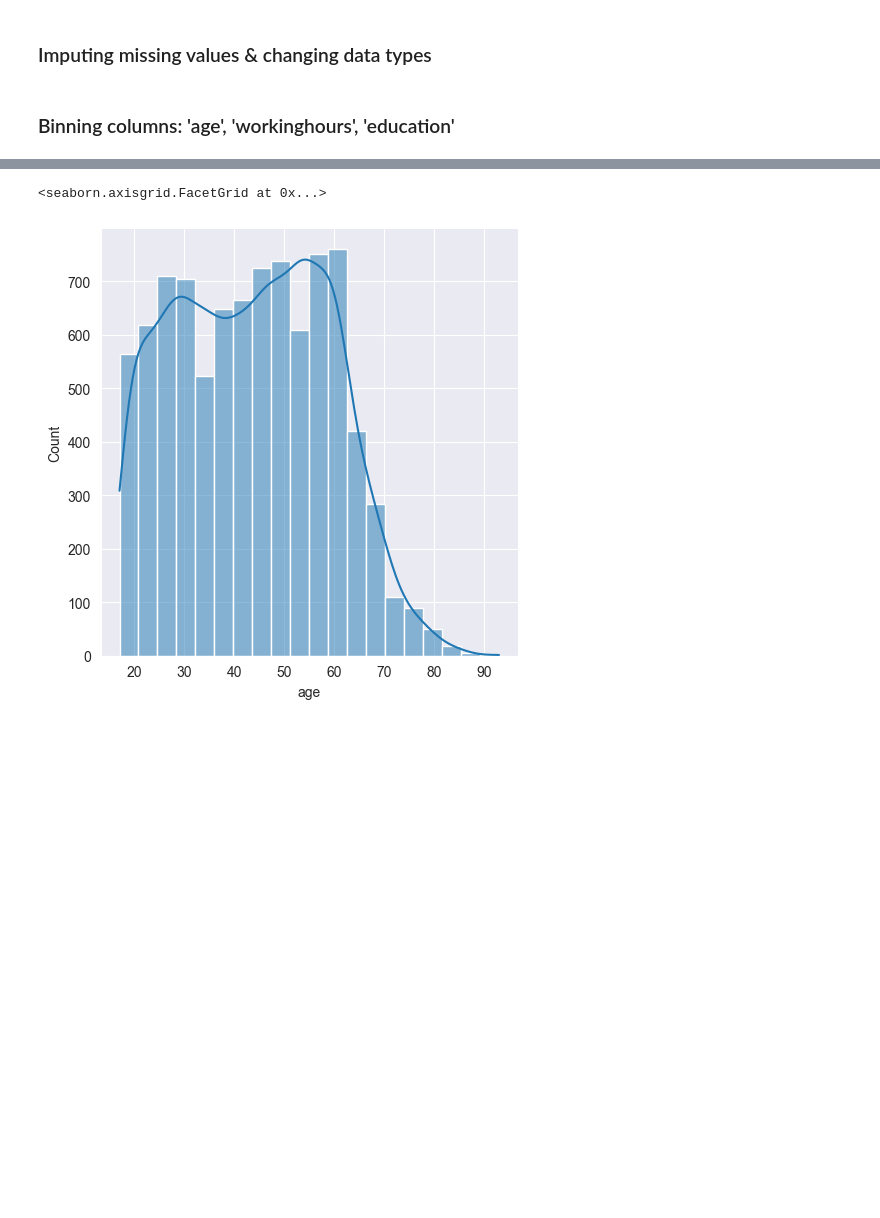
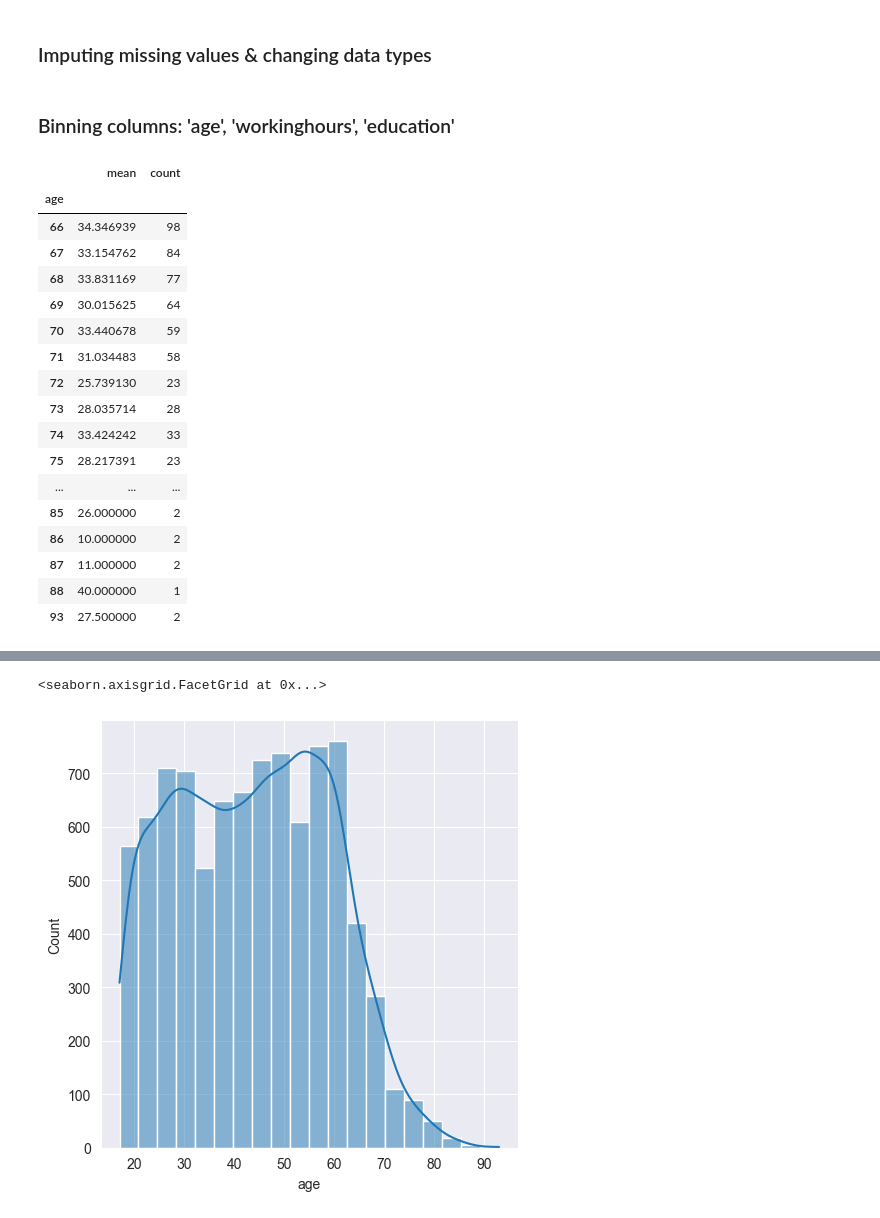
Before and after one commit to MaksimKarnaukh/DataMining, a Jupyter notebook: Assignment1/src/data_preprocessing.ipynb, the cells around one changed output, grey strips where cells are left out. Cells and saved outputs as stored; diff of their text form; code cells hidden in the pictures; blank space fills up the shorter version.

Commit message:
too much binning

```diff
--- a/Assignment1/src/data_preprocessing.ipynb
+++ b/Assignment1/src/data_preprocessing.ipynb
@@ -90,3 +90,26 @@ data['workinghours'] = data['workinghours'].astype('int8') # in our dataset: min
 data['ability to speak english'] = data['ability to speak english'].astype('int8') # in our dataset: min number of 'ability to speak english' is 0 and max ability to speak english is 4
 # %% [markdown]
 ### Binning columns: 'age', 'workinghours', 'education'
+# %%
+# check how much a person has workinghours on average per age, for people older than 65, and add a second column representing the amount of people of that age
+# result will be age, average workinghours, and the amount of people of that age
+data['workinghours'][data['age'] > 65].groupby(data['age']).agg(['mean', 'count'])
+# %% [output]
+|  | mean | count |
+| age |  |  |
+| 66 | 34.346939 | 98 |
+| 67 | 33.154762 | 84 |
+| 68 | 33.831169 | 77 |
+| 69 | 30.015625 | 64 |
+| 70 | 33.440678 | 59 |
+| 71 | 31.034483 | 58 |
+| 72 | 25.739130 | 23 |
+| 73 | 28.035714 | 28 |
+| 74 | 33.424242 | 33 |
+| 75 | 28.217391 | 23 |
+| ... | ... | ... |
+| 85 | 26.000000 | 2 |
+| 86 | 10.000000 | 2 |
+| 87 | 11.000000 | 2 |
+| 88 | 40.000000 | 1 |
+| 93 | 27.500000 | 2 |
```
Also changed, not shown: parts of 4 cells of this notebook, 1 other file.
